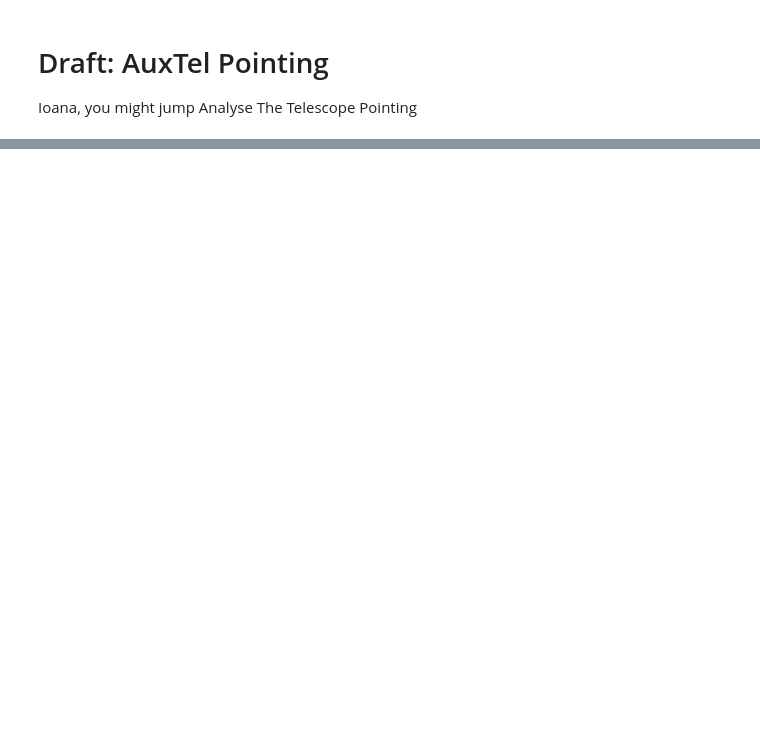
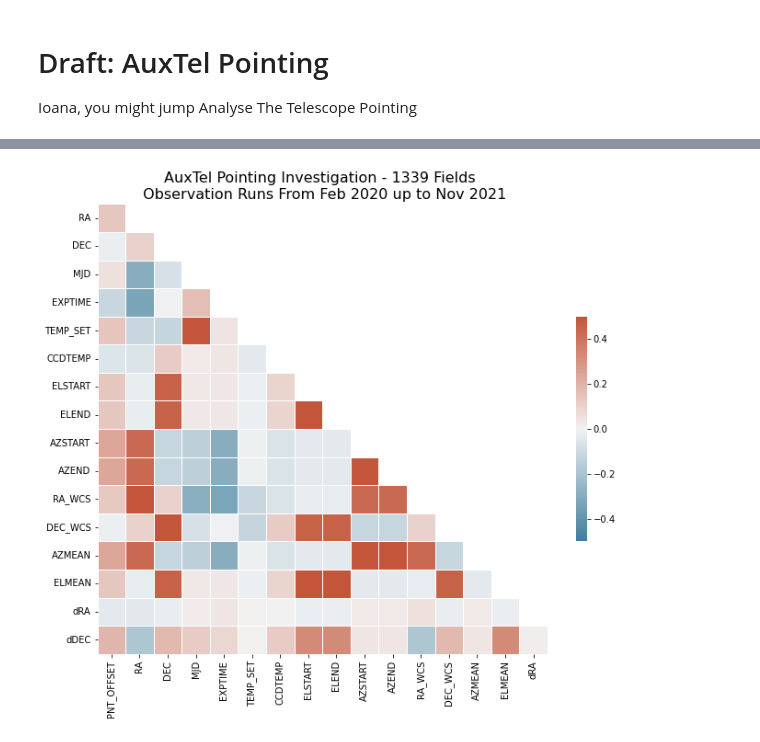
Before and after one commit to estevesjh/ComScratchStuff, a Jupyter notebook: AuxTel/pointingTracking/draft-auxTelPointing.ipynb, the cells around one changed output, grey strips where cells are left out. Cells and saved outputs as stored; diff of their text form; code cells hidden in the pictures; blank space fills up the shorter version.

```diff
--- a/AuxTel/pointingTracking/draft-auxTelPointing.ipynb
+++ b/AuxTel/pointingTracking/draft-auxTelPointing.ipynb
@@ -268,0 +60,3 @@ _ = df.hist(figsize=(12,10))
+# %%
+outliers = np.abs(df['PNT_OFFSET'])>60
+df[outliers]
@@ -268,0 +79,5 @@ _ = df.hist(figsize=(12,10))
+# %%
+cols = df.columns.tolist()
+cols = cols[-1:] + cols[:-1]
+
+df1 = df[cols][~outliers]
@@ -268,0 +106,24 @@ _ = df.hist(figsize=(12,10))
+# %%
+# Compute the correlation matrix
+df_corr = df1.corr()
+
+# Generate a mask for the upper triangle
+mask = np.triu(np.ones_like(df_corr, dtype=bool))
+
+mask = mask[1:, :-1]
+corr = df_corr.iloc[1:,:-1].copy()
+
+# Set up the matplotlib figure
+f, ax = plt.subplots(figsize=(11, 9))
+
+# Generate a custom diverging colormap
+cmap = sns.diverging_palette(230, 20, as_cmap=True)
+
+# Draw the heatmap with the mask and correct aspect ratio
+sns.heatmap(corr, mask=mask, cmap=cmap, vmax=0.5, vmin=-0.5, center=0,
+            square=True, linewidths=.5, cbar_kws={"shrink": .5})
+
+plt.title(f'AuxTel Pointing Investigation - {len(df1)} Fields \n Observation Runs From Feb 2020 up to Nov 2021',fontsize=16)
+plt.savefig(f'figures/correlation_matrix_{date}.png',facecolor='w',transparent=False,dpi=100)
+# %% [output]
+[figure, added]
```
Also changed, not shown: parts of 48 cells of this notebook, 4 other files.
